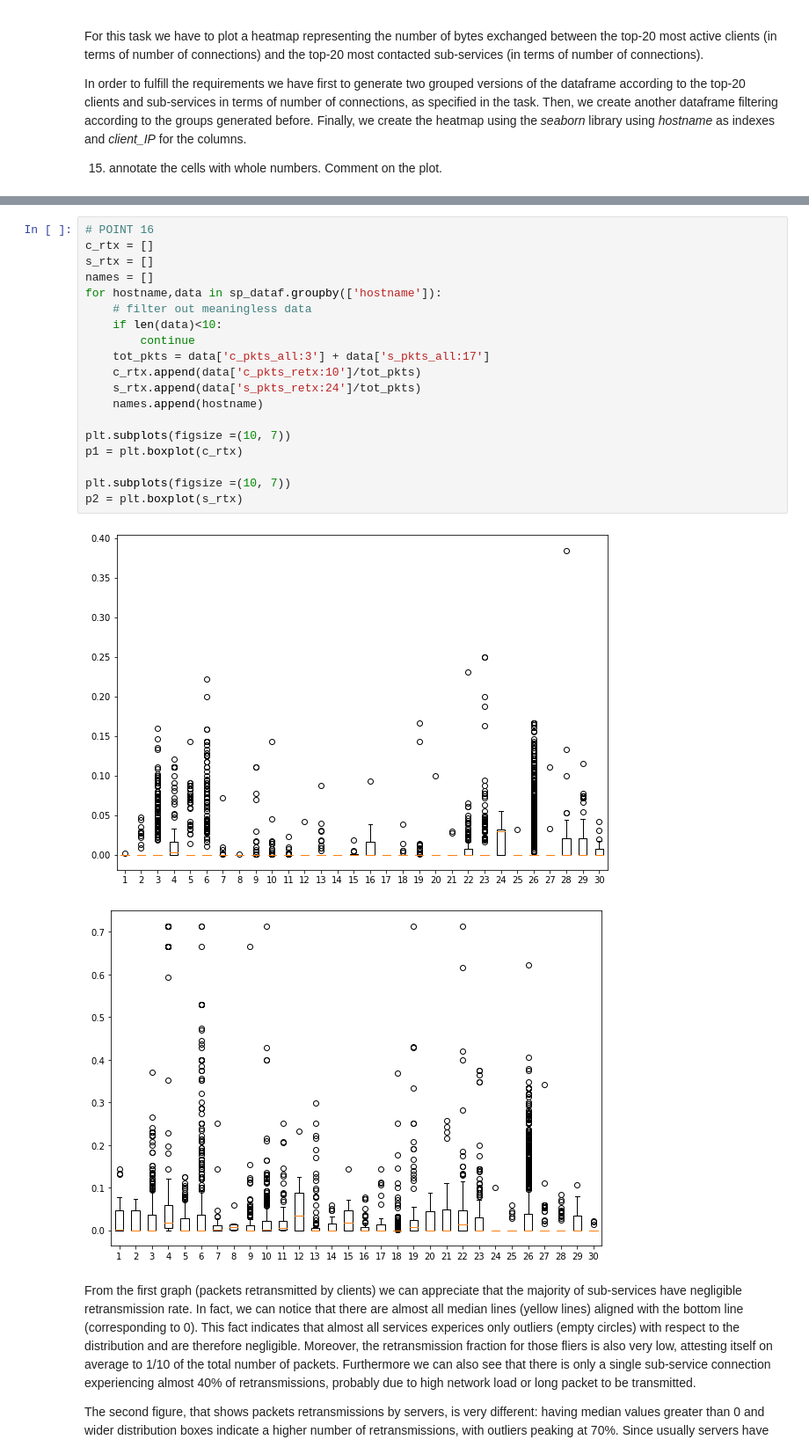
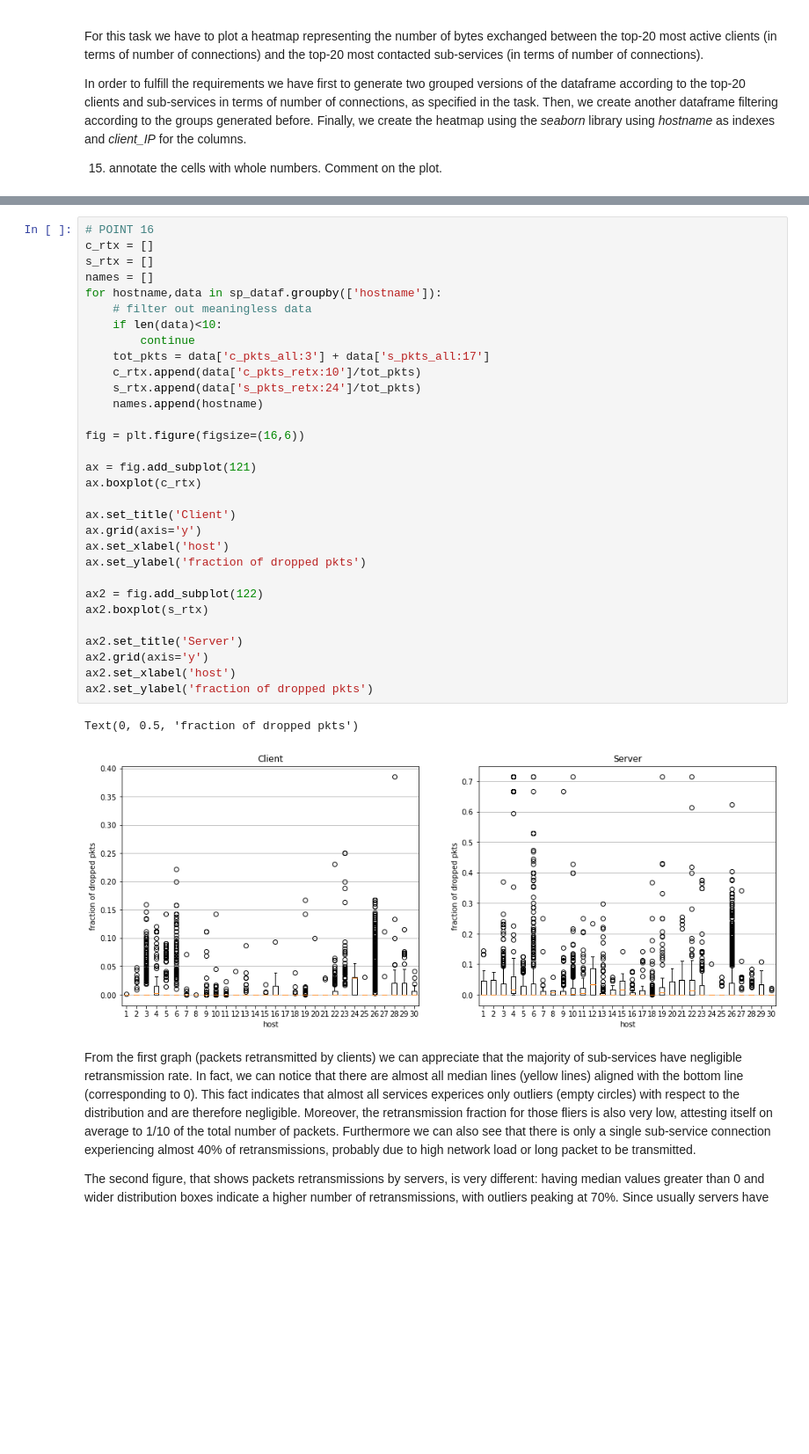
Before and after one commit to AlessioFerra/NML_Group4, a Jupyter notebook: Lab04.ipynb, the cells around one changed output, grey strips where cells are left out. Shown at 88% size. Drawn from its saved outputs; the diff is of its cells as text; blank space fills up the shorter version.

```diff
--- a/Lab04.ipynb
+++ b/Lab04.ipynb
@@ -733,25 +726,37 @@ possible reasons for a large number of retransimissions?
 # %%
 # POINT 16
 c_rtx = []
 s_rtx = []
 names = []
 for hostname,data in sp_dataf.groupby(['hostname']):
     # filter out meaningless data
     if len(data)<10:
         continue
     tot_pkts = data['c_pkts_all:3'] + data['s_pkts_all:17']
     c_rtx.append(data['c_pkts_retx:10']/tot_pkts)
     s_rtx.append(data['s_pkts_retx:24']/tot_pkts)
     names.append(hostname)
 
-plt.subplots(figsize =(10, 7))
-p1 = plt.boxplot(c_rtx)
+fig = plt.figure(figsize=(16,6))
 
-plt.subplots(figsize =(10, 7))
-p2 = plt.boxplot(s_rtx)
+ax = fig.add_subplot(121)
+ax.boxplot(c_rtx)
+
+ax.set_title('Client')
+ax.grid(axis='y')
+ax.set_xlabel('host')
+ax.set_ylabel('fraction of dropped pkts')
+
+ax2 = fig.add_subplot(122)
+ax2.boxplot(s_rtx)
+
+ax2.set_title('Server')
+ax2.grid(axis='y')
+ax2.set_xlabel('host')
+ax2.set_ylabel('fraction of dropped pkts')
 # %% [output]
+Text(0, 0.5, 'fraction of dropped pkts')
-[figure, old version]
+[figure, new version]
-[figure, removed]
 # %% [markdown]
 From the first graph (packets retransmitted by clients) we can appreciate that the majority of sub-services have negligible retransmission rate. In fact, we can notice that there are almost all median lines (yellow lines) aligned with the bottom line (corresponding to 0). This fact indicates that almost all services experices only outliers (empty circles) with respect to the distribution and are therefore negligible. Moreover, the retransmission fraction for those fliers is also very low, attesting itself on average to 1/10 of the total number of packets. Furthermore we can also see that there is only a single sub-service connection experiencing almost 40% of retransmissions, probably due to high network load or long packet to be transmitted.
 
```
Also changed, not shown: parts of 7 cells of this notebook.
